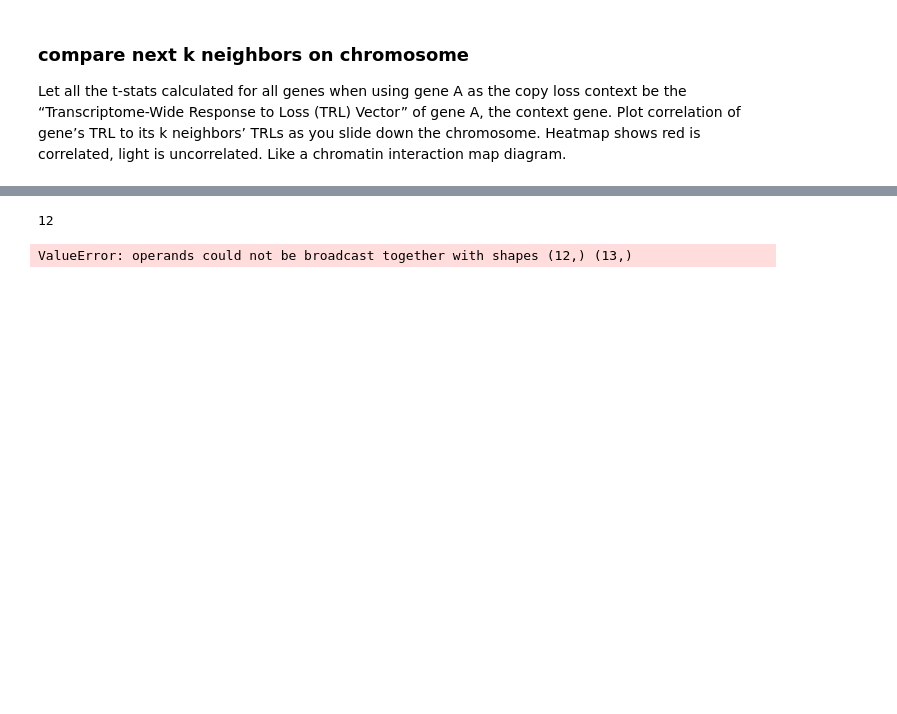
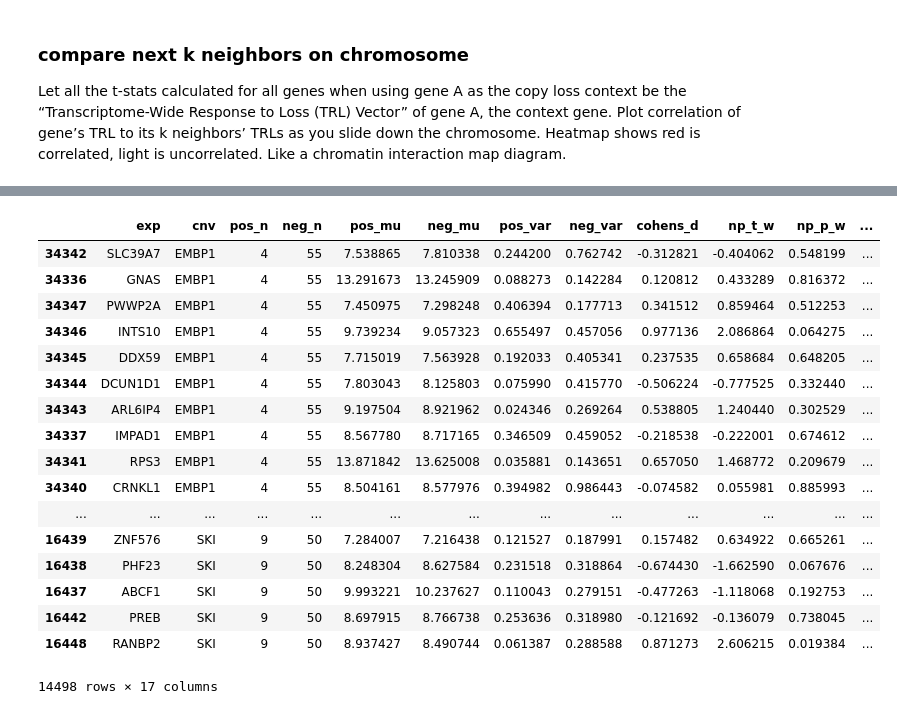
Before and after one commit to thjmattth/clove, a Jupyter notebook: ccle_results.ipynb, the cells around one changed output, grey strips where cells are left out. Drawn from its saved outputs; the diff is of its cells as text; code cells hidden in the pictures; blank space fills up the shorter version.

```diff
--- a/ccle_results.ipynb
+++ b/ccle_results.ipynb
@@ -2011,3 +1991,26 @@ Name: chr, dtype: int64
+# %%
+breast = pd.read_csv('data/breast_ttest_real_chr1_samp.tab.gz', sep='\t', compression='gzip', index_col=0)
+# %%
+breast
+# %% [output]
+|  | exp | cnv | pos_n | neg_n | pos_mu | neg_mu | pos_var | neg_var | cohens_d | np_t_w | np_p_w | ... |
+| 34342 | SLC39A7 | EMBP1 | 4 | 55 | 7.538865 | 7.810338 | 0.244200 | 0.762742 | -0.312821 | -0.404062 | 0.548199 | ... |
+| 34336 | GNAS | EMBP1 | 4 | 55 | 13.291673 | 13.245909 | 0.088273 | 0.142284 | 0.120812 | 0.433289 | 0.816372 | ... |
+| 34347 | PWWP2A | EMBP1 | 4 | 55 | 7.450975 | 7.298248 | 0.406394 | 0.177713 | 0.341512 | 0.859464 | 0.512253 | ... |
+| 34346 | INTS10 | EMBP1 | 4 | 55 | 9.739234 | 9.057323 | 0.655497 | 0.457056 | 0.977136 | 2.086864 | 0.064275 | ... |
+| 34345 | DDX59 | EMBP1 | 4 | 55 | 7.715019 | 7.563928 | 0.192033 | 0.405341 | 0.237535 | 0.658684 | 0.648205 | ... |
+| 34344 | DCUN1D1 | EMBP1 | 4 | 55 | 7.803043 | 8.125803 | 0.075990 | 0.415770 | -0.506224 | -0.777525 | 0.332440 | ... |
+| 34343 | ARL6IP4 | EMBP1 | 4 | 55 | 9.197504 | 8.921962 | 0.024346 | 0.269264 | 0.538805 | 1.240440 | 0.302529 | ... |
+| 34337 | IMPAD1 | EMBP1 | 4 | 55 | 8.567780 | 8.717165 | 0.346509 | 0.459052 | -0.218538 | -0.222001 | 0.674612 | ... |
+| 34341 | RPS3 | EMBP1 | 4 | 55 | 13.871842 | 13.625008 | 0.035881 | 0.143651 | 0.657050 | 1.468772 | 0.209679 | ... |
+| 34340 | CRNKL1 | EMBP1 | 4 | 55 | 8.504161 | 8.577976 | 0.394982 | 0.986443 | -0.074582 | 0.055981 | 0.885993 | ... |
+| ... | ... | ... | ... | ... | ... | ... | ... | ... | ... | ... | ... | ... |
+| 16439 | ZNF576 | SKI | 9 | 50 | 7.284007 | 7.216438 | 0.121527 | 0.187991 | 0.157482 | 0.634922 | 0.665261 | ... |
+| 16438 | PHF23 | SKI | 9 | 50 | 8.248304 | 8.627584 | 0.231518 | 0.318864 | -0.674430 | -1.662590 | 0.067676 | ... |
+| 16437 | ABCF1 | SKI | 9 | 50 | 9.993221 | 10.237627 | 0.110043 | 0.279151 | -0.477263 | -1.118068 | 0.192753 | ... |
+| 16442 | PREB | SKI | 9 | 50 | 8.697915 | 8.766738 | 0.253636 | 0.318980 | -0.121692 | -0.136079 | 0.738045 | ... |
+| 16448 | RANBP2 | SKI | 9 | 50 | 8.937427 | 8.490744 | 0.061387 | 0.288588 | 0.871273 | 2.606215 | 0.019384 | ... |
+14498 rows × 17 columns
 # %%
 from scipy.stats import pearsonr
 from scipy.spatial import distance
@@ -2041,7 +2056,2 @@ def rolling_similarity(df, group='cnv', data='np_t_w', how='pearson'):
 
     return pd.DataFrame(results, columns=cols)
-# %%
-rolling_pearson(breast)
-# %% [output]
-12
-ValueError: operands could not be broadcast together with shapes (12,) (13,)
```
Also changed, not shown: parts of 10 cells of this notebook, 2 other files.
